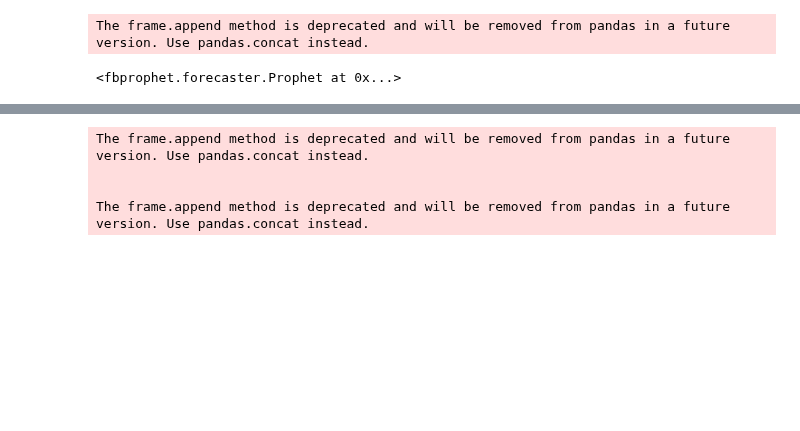
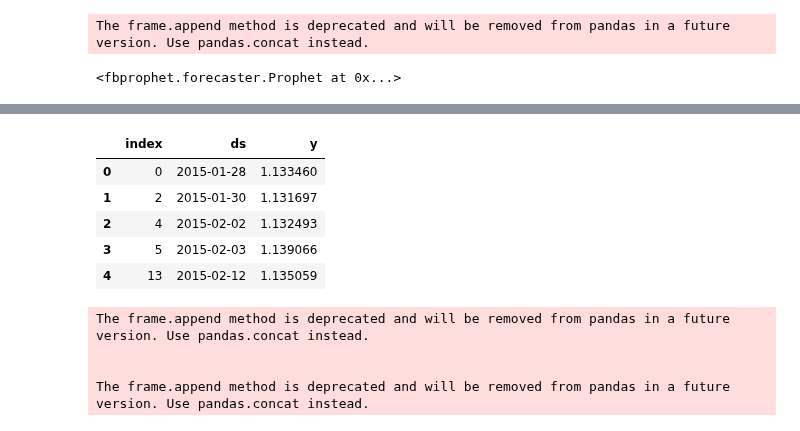
Before and after one commit to asasa293/limpieza_datos, a Jupyter notebook: TP4/datos/TP4_Moises_Prophet.ipynb, the cells around one changed output, grey strips where cells are left out. Saved outputs shown, nothing was run; the diff lists cells and outputs as text; code cells hidden in the pictures; blank space fills up the shorter version.

```diff
--- a/TP4/datos/TP4_Moises_Prophet.ipynb
+++ b/TP4/datos/TP4_Moises_Prophet.ipynb
@@ -209,4 +205,13 @@ prediction
 351 rows × 22 columns
+# %%
+validation_data.head()
+# %% [output]
+|  | index | ds | y |
+| 0 | 0 | 2015-01-28 | 1.133460 |
+| 1 | 2 | 2015-01-30 | 1.131697 |
+| 2 | 4 | 2015-02-02 | 1.132493 |
+| 3 | 5 | 2015-02-03 | 1.139066 |
+| 4 | 13 | 2015-02-12 | 1.135059 |
 # %%
 fig = make_subplots(specs=[[{"secondary_y": True}]])
 fig.add_trace(
```
Also changed, not shown: parts of 10 cells of this notebook.
